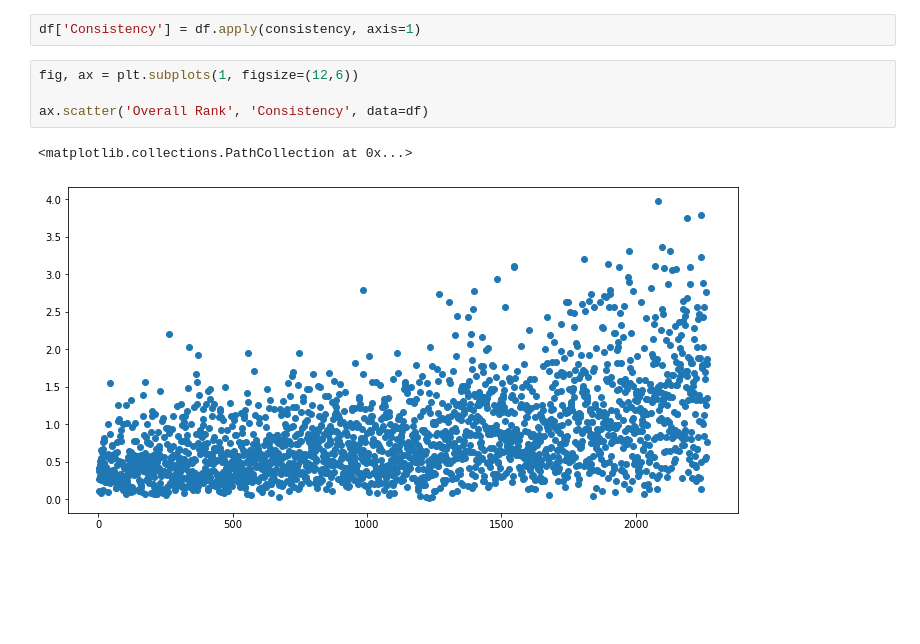
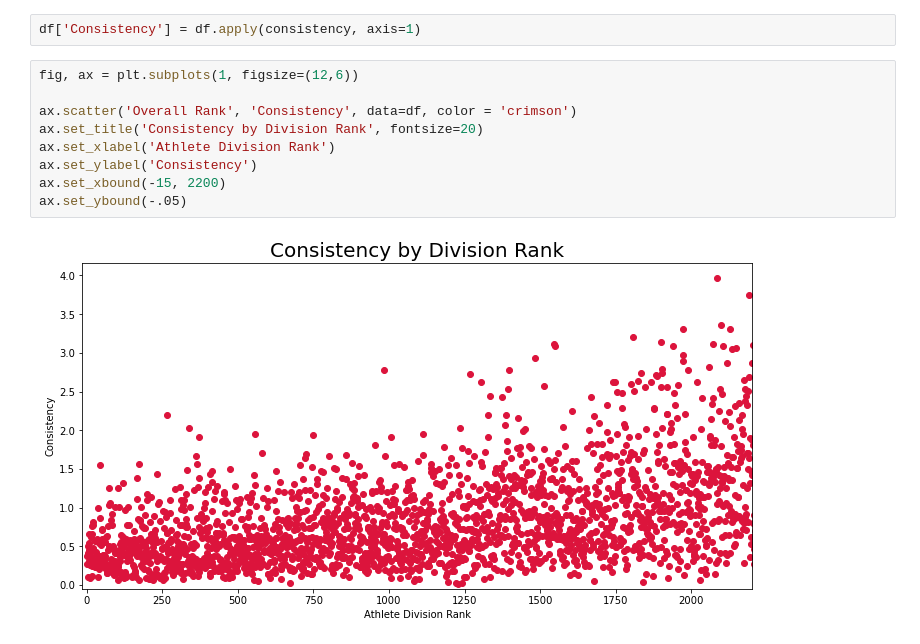
Before and after one commit to czaloumi/ironman-2019, a Jupyter notebook: ironman19.ipynb, the cells around one changed output. Drawn from its saved outputs; the diff is of its cells as text; blank space fills up the shorter version.

```diff
--- a/ironman19.ipynb
+++ b/ironman19.ipynb
@@ -531,10 +662,14 @@ df['Consistency'] = df.apply(consistency, axis=1)
 # %%
 fig, ax = plt.subplots(1, figsize=(12,6))
 
-ax.scatter('Overall Rank', 'Consistency', data=df)
+ax.scatter('Overall Rank', 'Consistency', data=df, color = 'crimson')
+ax.set_title('Consistency by Division Rank', fontsize=20)
+ax.set_xlabel('Athlete Division Rank')
+ax.set_ylabel('Consistency')
+ax.set_xbound(-15, 2200)
+ax.set_ybound(-.05)
 # %% [output]
-<matplotlib.collections.PathCollection at 0x...>
-[figure, old version]
+[figure, new version]
 # %%
 df
 # %% [output]
```
Also changed, not shown: parts of 41 cells of this notebook.
